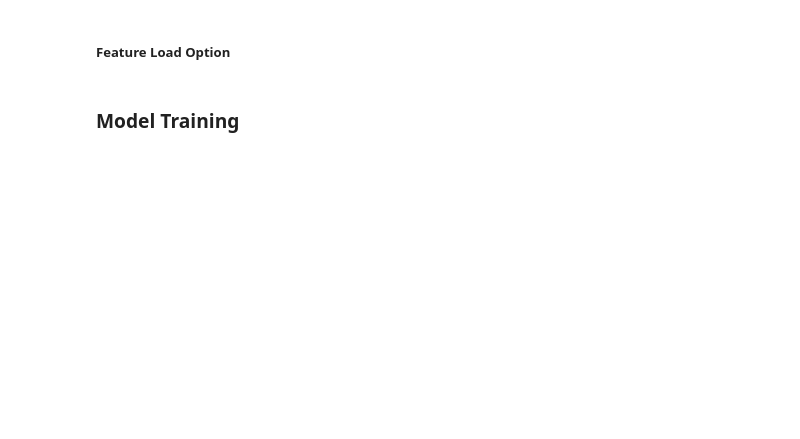
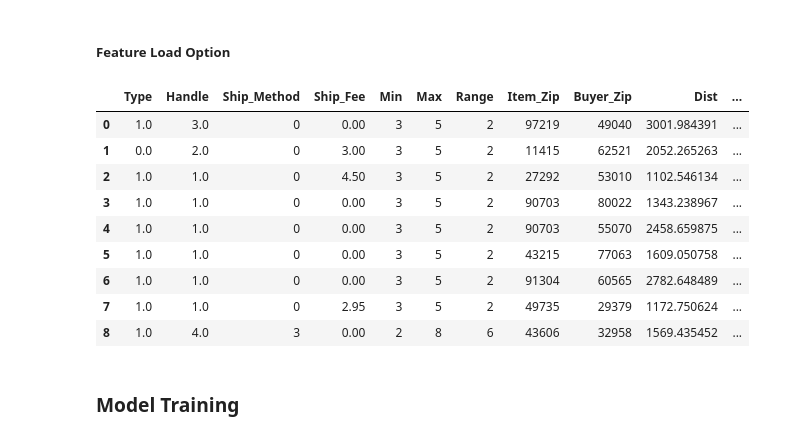
Before and after one commit to SunayBhat1/Machine-Learning-Challenges, a Jupyter notebook: Begin.ipynb, the cells around one changed output. Drawn from its saved outputs; the diff is of its cells as text; code cells hidden in the pictures; blank space fills up the shorter version.

```diff
--- a/Begin.ipynb
+++ b/Begin.ipynb
@@ -20,7 +20,7 @@ import pickle
 # %%
 # Revision (file saves)
 method = 'KM10_Linear'
-rev = 3
+rev = 4
 
 # Setup File Save Names
 dataframe_filename = 'Features/' + method + '_R' + str(rev) + '.pkl'
@@ -156,3 +53,37 @@ Done and saved! Feature head:
+# %%
+# Load Features
+# df_Feat = pd.read_pickle(dataframe_filename)
+
+# Load and concatenate Colab feature files
+dataframe_filename = 'Features/' + method + '_R' + str(rev) + '_1.pkl'
+df_Feat_1 = pd.read_pickle(dataframe_filename)
+dataframe_filename = 'Features/' + method + '_R' + str(rev) + '_2.pkl'
+df_Feat_2 = pd.read_pickle(dataframe_filename)
+# dataframe_filename = 'Features/' + method + '_R' + str(rev) + '_3.pkl'
+# df_Feat_3 = pd.read_pickle(dataframe_filename)
+# dataframe_filename = 'Features/' + method + '_R' + str(rev) + '_4.pkl'
+# df_Feat_4 = pd.read_pickle(dataframe_filename)
+# dataframe_filename = 'Features/' + method + '_R' + str(rev) + '_5.pkl'
+# df_Feat_5 = pd.read_pickle(dataframe_filename)
+
+
+
+df_Feat = pd.concat([df_Feat_1,df_Feat_2])#,df_Feat_3,df_Feat_4,df_Feat_5])
+
+print('Loaded raw data\nSample(n): {}\nColumns(m): {}'.format(df_Feat.shape[0],df_Feat.shape[1]))
+# %%
+df_Feat
+# %% [output]
+|  | Type | Handle | Ship_Method | Ship_Fee | Min | Max | Range | Item_Zip | Buyer_Zip | Dist | ... |
+| 0 | 1.0 | 3.0 | 0 | 0.00 | 3 | 5 | 2 | 97219 | 49040 | 3001.984391 | ... |
+| 1 | 0.0 | 2.0 | 0 | 3.00 | 3 | 5 | 2 | 11415 | 62521 | 2052.265263 | ... |
+| 2 | 1.0 | 1.0 | 0 | 4.50 | 3 | 5 | 2 | 27292 | 53010 | 1102.546134 | ... |
+| 3 | 1.0 | 1.0 | 0 | 0.00 | 3 | 5 | 2 | 90703 | 80022 | 1343.238967 | ... |
+| 4 | 1.0 | 1.0 | 0 | 0.00 | 3 | 5 | 2 | 90703 | 55070 | 2458.659875 | ... |
+| 5 | 1.0 | 1.0 | 0 | 0.00 | 3 | 5 | 2 | 43215 | 77063 | 1609.050758 | ... |
+| 6 | 1.0 | 1.0 | 0 | 0.00 | 3 | 5 | 2 | 91304 | 60565 | 2782.648489 | ... |
+| 7 | 1.0 | 1.0 | 0 | 2.95 | 3 | 5 | 2 | 49735 | 29379 | 1172.750624 | ... |
+| 8 | 1.0 | 4.0 | 3 | 0.00 | 2 | 8 | 6 | 43606 | 32958 | 1569.435452 | ... |
 # %% [markdown]
 ### Model Training
 # %%
```
Also changed, not shown: parts of 12 cells of this notebook, 39 other files.
